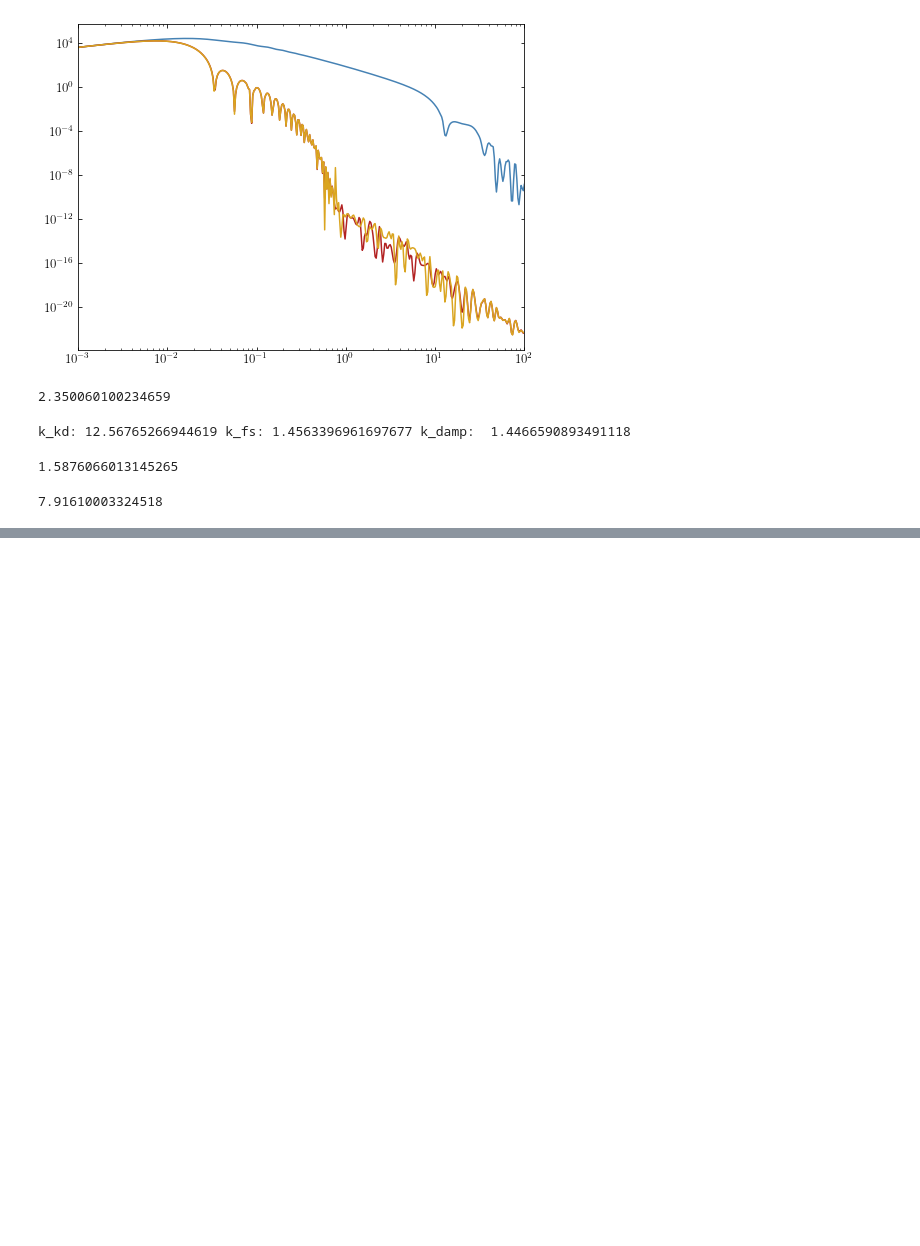
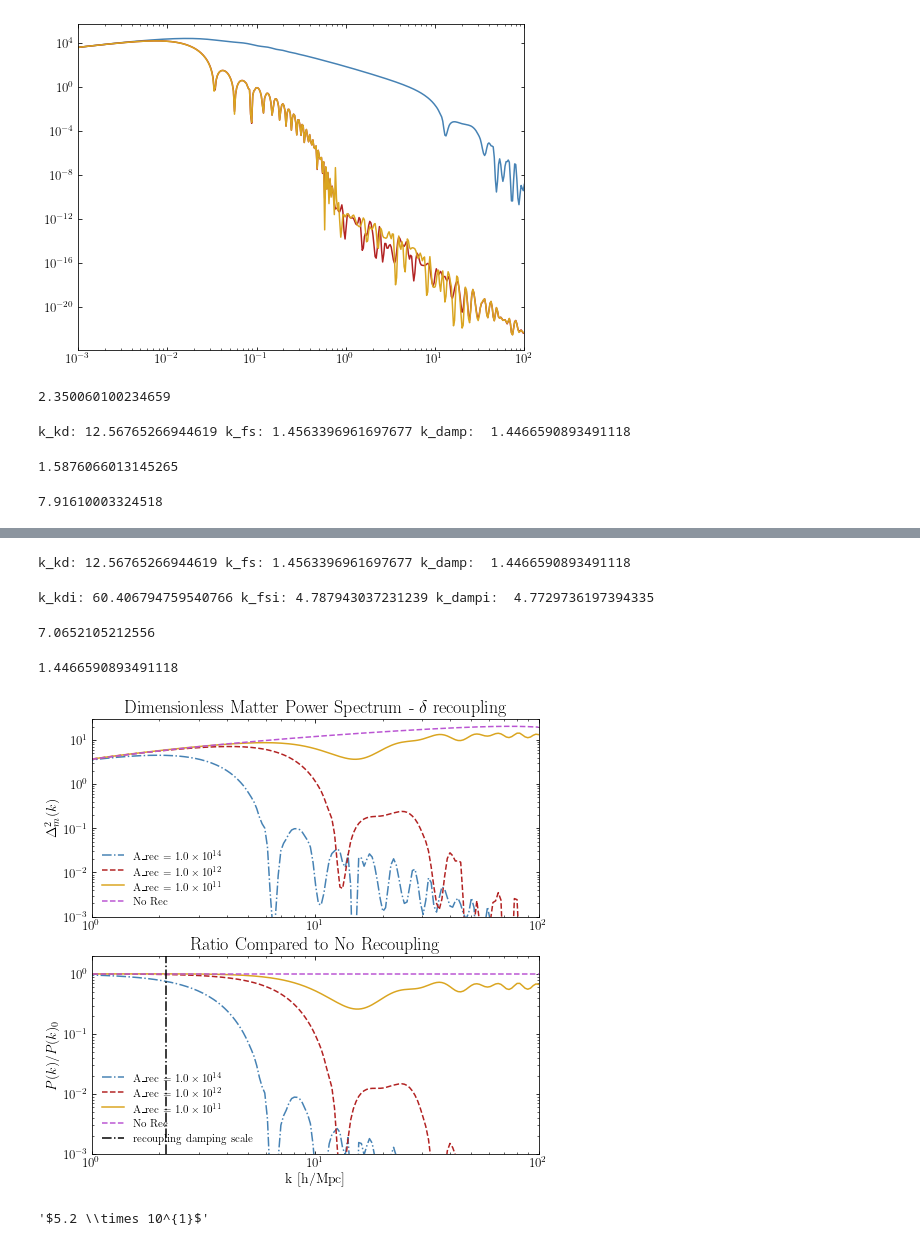
Before and after one commit to NolanSmyth/class_recoupling, a Jupyter notebook: cutoff.ipynb, the cells around one changed output, grey strips where cells are left out. Drawn from its saved outputs; the diff is of its cells as text; code cells hidden in the pictures; blank space fills up the shorter version.

```diff
--- a/cutoff.ipynb
+++ b/cutoff.ipynb
@@ -339,0 +473,56 @@ Hinterp(z_kd)*a_kd
+# %%
+mx = m_idm # in eV
+z_eq = 3400
+
+
+z_kd = T_rec/(2.73*xi_idr)
+T_kd = T_rec*8.6173e-5 # in eV
+
+a_kd = 1/(1+z_kd)
+a0 = 1
+H_kd = Hinterp(z_kd)
+H_eq = Hinterp(z_eq)
+a_eq = 1/(1+z_eq)
+k_kd = 1.8*np.sqrt(mx/T_kd) * a_kd/a0*H_kd
+k_fs = np.sqrt(mx/T_kd) * (a_eq/a_kd)/np.log(4*a_eq/a_kd)*a_eq/a0*H_eq
+k_damp = (1/(k_fs**2) + 1/(k_kd**2))**(-0.5)
+print('k_kd:', k_kd, 'k_fs:', k_fs, 'k_damp: ', k_damp)
+# %% [output]
+k_kd: 12.56765266944619 k_fs: 1.4563396961697677 k_damp:  1.4466590893491118
+# %%
+z_kdi = 1.7e7
+T_kdi = z_kdi*2.73*xi_idr*8.6173e-5 # in eV
+
+a_kdi = 1/(1+z_kdi)
+a0 = 1
+H_kdi = Hinterp(z_kdi)
+H_eq = Hinterp(z_eq)
+a_eq = 1/(1+z_eq)
+k_kdi = 1.8*np.sqrt(mx/T_kdi) * a_kdi/a0*H_kdi
+k_fsi = np.sqrt(mx/T_kdi) * (a_eq/a_kdi)/np.log(4*a_eq/a_kdi)*a_eq/a0*H_eq
+k_dampi = (1/(k_fsi**2) + 1/(k_kdi**2))**(-0.5)
+print('k_kdi:', k_kdi, 'k_fsi:', k_fsi, 'k_dampi: ', k_dampi)
+# %% [output]
+k_kdi: 60.406794759540766 k_fsi: 4.787943037231239 k_dampi:  4.7729736197394335
+# %%
+k_dampi/h
+# %% [output]
+7.0652105212556
+# %%
+k_damp = 1.4467
+h = 0.67556
+plt.axvline(x=k_damp/h, color='k', linestyle='-.', label='recoupling damping scale')
+# %% [output]
+1.4466590893491118
+# %%
+p.plot_delta_power_spectra_both(inline=True)
+# plt.axvline(x=k_dampi/h, color='k', linestyle='--', label='initial decoupling scale')
+plt.axvline(x=k_damp/h, color='k', linestyle='-.', label='recoupling damping scale')
+plt.legend()
+plt.show()
+# %% [output]
+[figure, added]
+# %%
+scientific_format(6.*10**5 * 8.6173e-5 )
+# %% [output]
+'$5.2 \\times 10^{1}$'
```
Also changed, not shown: parts of 8 cells of this notebook, 2 other files.
